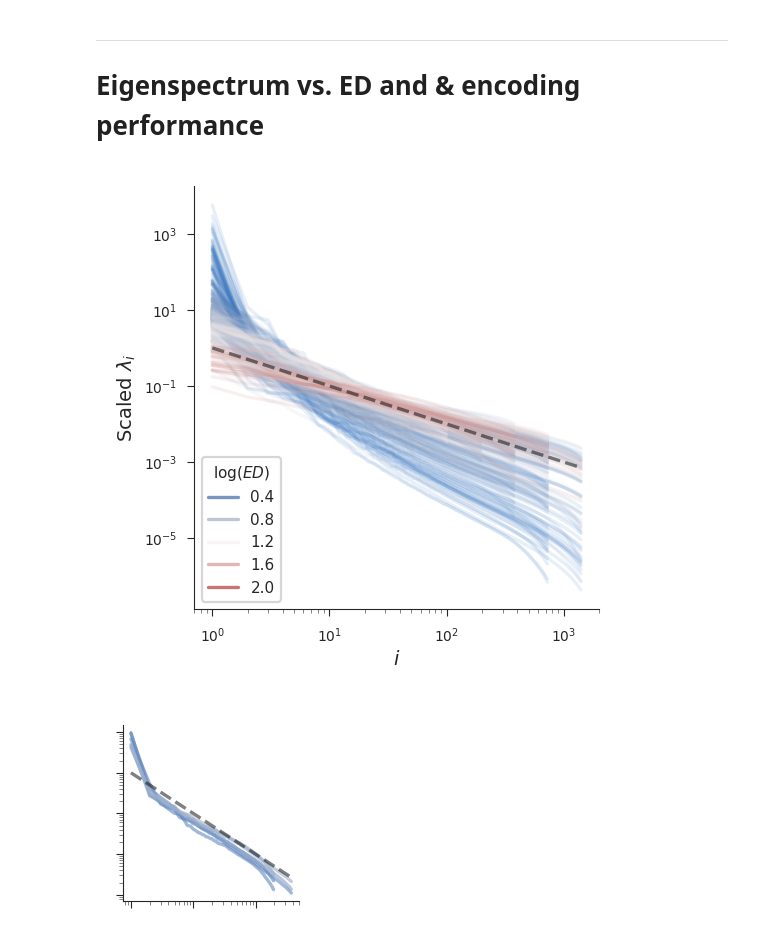
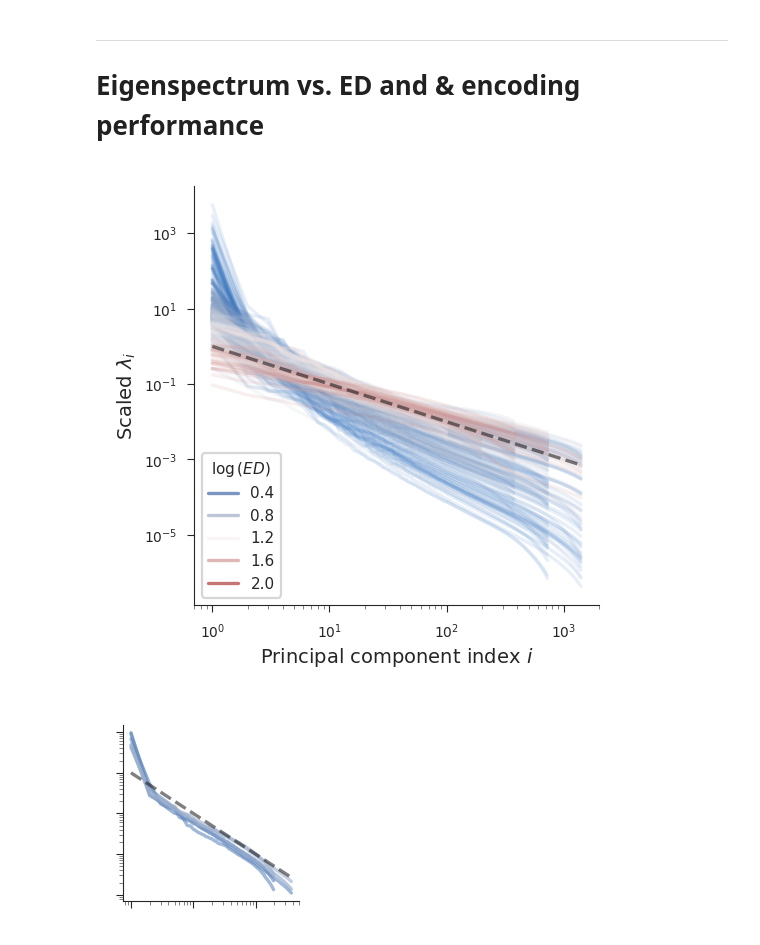
Before and after one commit to EricElmoznino/encoder_dimensionality, a Jupyter notebook: figures/manuscript/results.ipynb, the cells around one changed output. Cells and saved outputs as stored; diff of their text form; code cells hidden in the pictures.

Commit message:
Updated figures for appeal

```diff
--- a/figures/manuscript/results.ipynb
+++ b/figures/manuscript/results.ipynb
@@ -164,34 +164,34 @@ plt.show()
 # %%
 dataset = 'imagenet'
 data = pd.merge(pd.read_csv(f'../../results/eigspectra|dataset:{dataset}|pooling:True|grayscale:False.csv'),
                 pd.read_csv(f'../../results/eigmetrics|dataset:{dataset}|pooling:True|grayscale:False.csv'),
                 on=id_columns)
 data.loc[:, 'layer'] = data['layer'].replace(tf_to_pt_layer_map)
 data['id'] = data[id_columns].sum(axis='columns')
 
 outlier = data.groupby(id_columns)['n'].transform(is_outlier)
 data = data[~outlier]
 
 scaled_var = data.groupby(id_columns).apply(get_scaled_var)
 scaled_var = scaled_var.reset_index(id_columns, drop=True)
 data['scaled_variance'] = scaled_var
 
 data['log_ed'] = np.log10(data['effective dimensionality'])
 
 fig, ax = plt.subplots(figsize=(2.5, 2.5))
 
 sns.lineplot(data=data, x='n', y='scaled_variance', hue='log_ed',
              units='id', alpha=0.1, estimator=None,
              palette=sns.color_palette('vlag', as_cmap=True), ax=ax)
 ax.plot([1, data.n.max()], [1, 1 / data.n.max()], linestyle='--', color='black', alpha=0.5)
-ax.set(xlabel=r'$i$', ylabel=r'Scaled $\lambda_i$', xscale='log', yscale='log')
+ax.set(xlabel=r'Principal component index $i$', ylabel=r'Scaled $\lambda_i$', xscale='log', yscale='log')
 
 ax.legend(title=r'$\log{(ED)}$', loc='lower left')
 
 plt.savefig('saved/results_eigspectrum-vs-ed.png', dpi=300)
 plt.show()
 # %% [output]
-[figure, old version]
+[figure, new version]
 # %%
 dataset = 'imagenet'
 data = pd.merge(pd.read_csv(f'../../results/encoding|benchmark:dicarlo.MajajHong2015.IT.public-pls|pooling:False.csv'),
```
Also changed, not shown: parts of 6 cells of this notebook, 10 other files.
